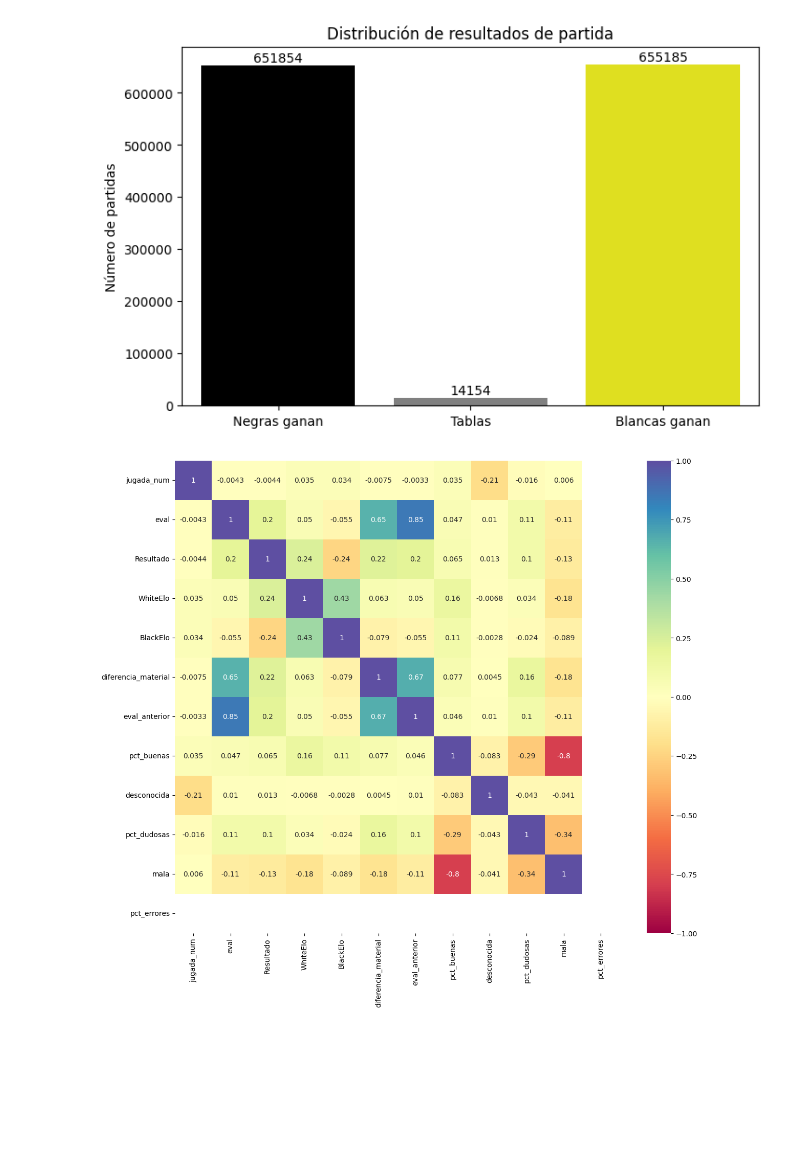
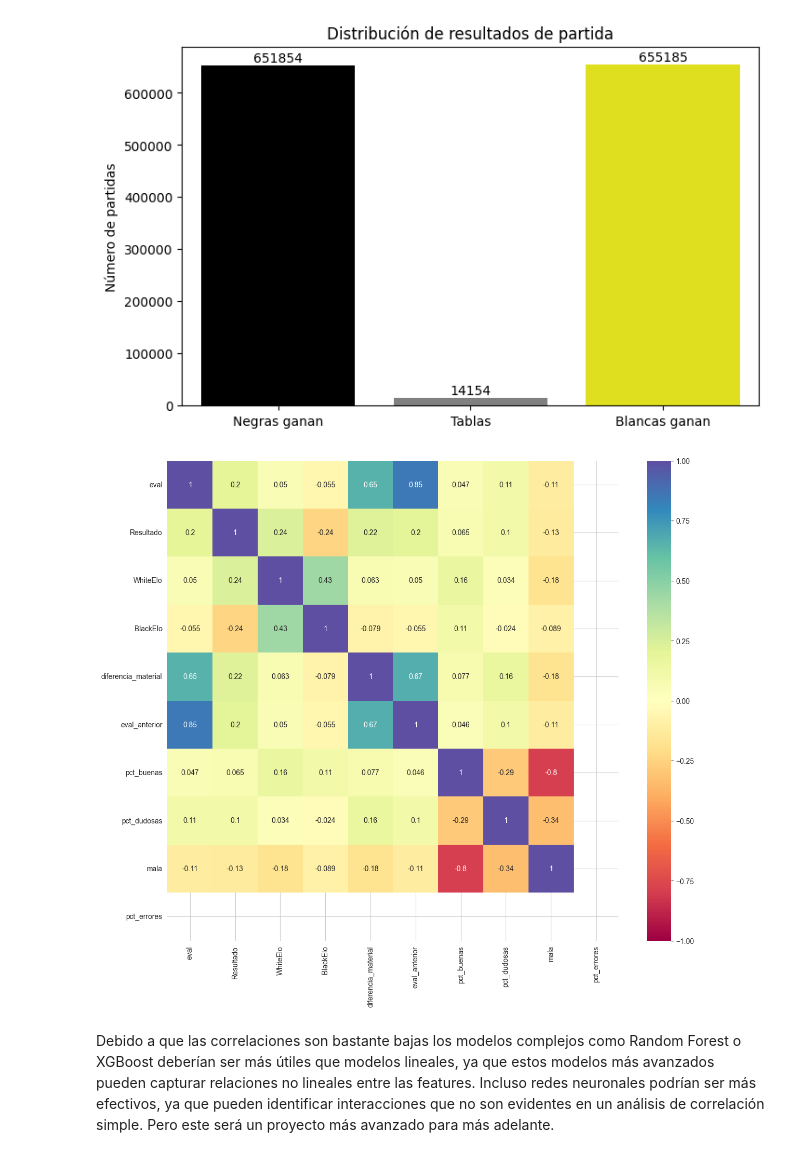
Before and after one commit to eortas/ML_Chess, a Jupyter notebook: notebooks/Analisis.ipynb, the cells around one changed output. Saved outputs shown, nothing was run; the diff lists cells and outputs as text; code cells hidden in the pictures; blank space fills up the shorter version.

```diff
--- a/notebooks/Analisis.ipynb
+++ b/notebooks/Analisis.ipynb
@@ -82,13 +81,16 @@ Passing `palette` without assigning `hue` is deprecated and will be removed in v
 # %%
 # Las columnas FEN (posiciones tablero en vector) las excluimos porque no son representativas
 cols_numericas = [col for col in df_ml.select_dtypes(include=['int64', 'float64']).columns
                   if not col.startswith(
-                      ('FEN_','mate','jaque','ID_partida','turno.1','enroque_'))]
+                      ('FEN_','mate','jaque','ID_partida','turno.1','enroque_', 'jugada_num', 'desc'))]
 
 corr_sin_fen = df_ml[cols_numericas].corr()
 
 plt.figure(figsize=(14, 12))
 sns.heatmap(corr_sin_fen, annot=True, cmap='Spectral', center=0, vmin=-1)
 plt.show()
 # %% [output]
-[figure, old version]
+[figure, new version]
+# %% [markdown]
+Debido a que las correlaciones son bastante bajas los modelos complejos como Random Forest o XGBoost deberían ser más útiles que modelos lineales, ya que estos modelos más avanzados pueden capturar relaciones no lineales entre las features.
+Incluso redes neuronales podrían ser más efectivos, ya que pueden identificar interacciones que no son evidentes en un análisis de correlación simple. Pero este será un proyecto más avanzado para más adelante.
```
Also changed, not shown: parts of 2 cells of this notebook, 7 other files.
